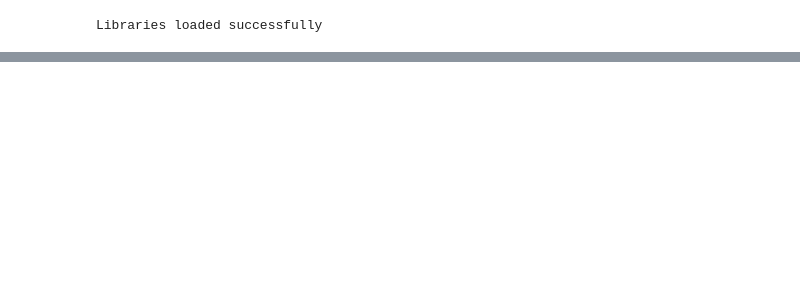
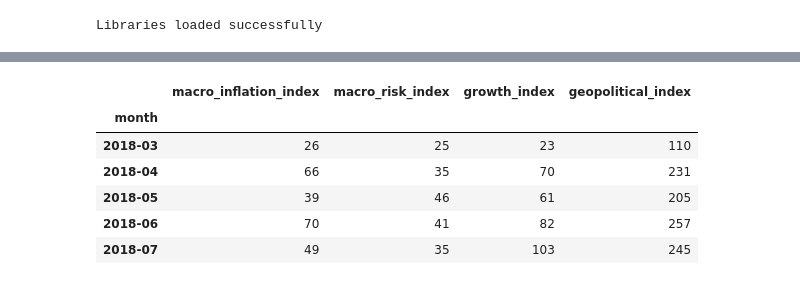
Before and after one commit to MarionSrl/ml-news-spread, a Jupyter notebook: notebooks/01_data_collection.ipynb, the cells around one changed output, grey strips where cells are left out. Saved outputs shown, nothing was run; the diff lists cells and outputs as text; code cells hidden in the pictures; blank space fills up the shorter version.

```diff
--- a/notebooks/01_data_collection.ipynb
+++ b/notebooks/01_data_collection.ipynb
@@ -29,0 +274,77 @@ Libraries loaded successfully
+# %%
+# Construire texte complet
+news_df["text"] = (
+    news_df["Headlines"].fillna("") + " " +
+    news_df["Description"].fillna("")
+)
+
+news_df["text"] = news_df["text"].str.lower()
+
+
+# Transformer la date (att° regarde la période exacte (probablement 2017–2020)
+news_df["Time"] = pd.to_datetime(news_df["Time"])
+news_df["month"] = news_df["Time"].dt.to_period("M")
+
+news_df["month"].min(), news_df["month"].max()
+
+# Definir les mots-clés macro
+inflation_words = [
+    "inflation", "price pressure", "cpi", "hike",
+    "rate increase", "monetary policy", "hawkish",
+    "dovish", "tightening", "ecb"
+]
+
+risk_words = [
+    "crisis", "recession", "debt", "deficit",
+    "default", "downgrade", "risk premium",
+    "volatility", "instability"
+]
+
+growth_words = [
+    "recovery", "expansion", "gdp", "growth",
+    "unemployment", "employment"
+]
+
+geopolitical_words = [
+    "war", "conflict", "energy shock",
+    "gas", "sanctions"
+]
+
+# Fonction de comptage
+def count_keywords(text, keywords):
+    return sum(text.count(word) for word in keywords)
+
+# Creer les indices :
+news_df["macro_inflation_index"] = news_df["text"].apply(
+    lambda x: count_keywords(x, inflation_words)
+)
+
+news_df["macro_risk_index"] = news_df["text"].apply(
+    lambda x: count_keywords(x, risk_words)
+)
+
+news_df["growth_index"] = news_df["text"].apply(
+    lambda x: count_keywords(x, growth_words)
+)
+
+news_df["geopolitical_index"] = news_df["text"].apply(
+    lambda x: count_keywords(x, geopolitical_words)
+)
+
+# Agregation mensuelle
+monthly_indices = news_df.groupby("month")[[
+    "macro_inflation_index",
+    "macro_risk_index",
+    "growth_index",
+    "geopolitical_index"
+]].sum()
+
+monthly_indices.head()
+# %% [output]
+|  | macro_inflation_index | macro_risk_index | growth_index | geopolitical_index |
+| month |  |  |  |  |
+| 2018-03 | 26 | 25 | 23 | 110 |
+| 2018-04 | 66 | 35 | 70 | 231 |
+| 2018-05 | 39 | 46 | 61 | 205 |
+| 2018-06 | 70 | 41 | 82 | 257 |
+| 2018-07 | 49 | 35 | 103 | 245 |
```
Also changed, not shown: parts of 13 cells of this notebook, 6 other files.
